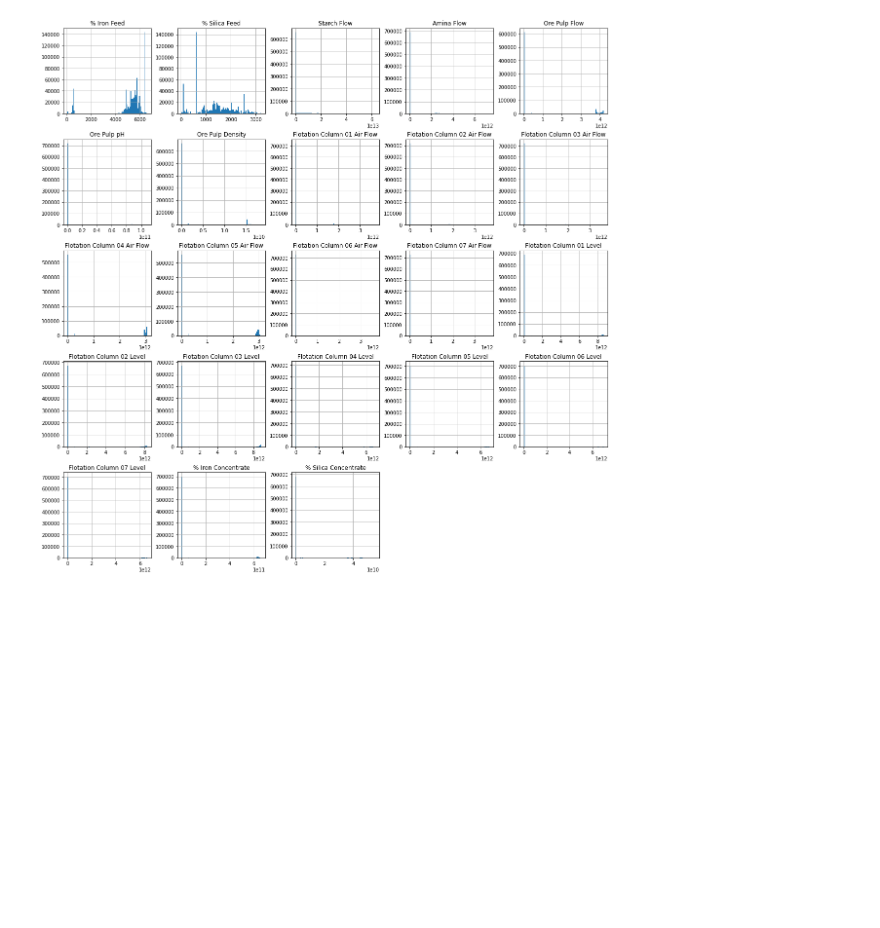
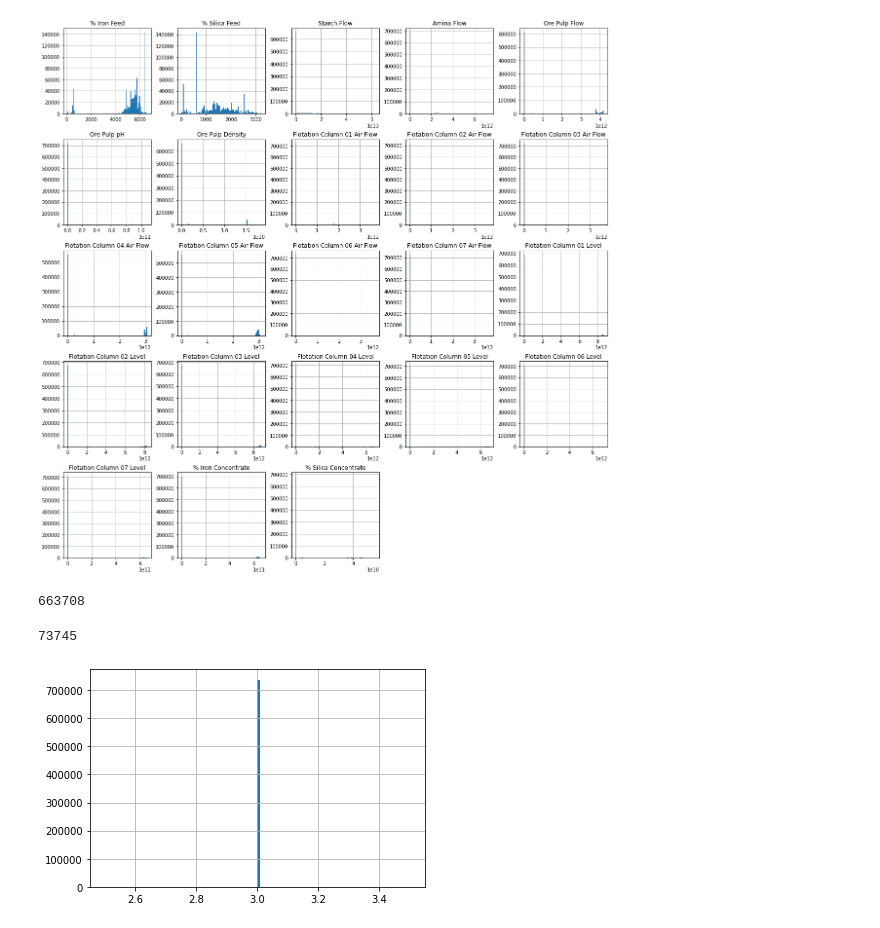
Before and after one commit to sjin0911/Hands-on-Machine-Learning, a Jupyter notebook: MLproject.ipynb, the cells around one changed output. Cells and saved outputs as stored; diff of their text form; code cells hidden in the pictures; blank space fills up the shorter version.

Commit message:
Made train set and test set

```diff
--- a/MLproject.ipynb
+++ b/MLproject.ipynb
@@ -146,0 +146,8 @@ train_set, test_set=shuffle_and_split_data(data,0.15)
+# %%
+len(train_set)
+# %% [output]
+663708
+# %%
+len(test_set)
+# %% [output]
+73745
@@ -146,0 +171,6 @@ train_set, test_set=shuffle_and_split_data(data,0.15)
+# %%
+data["Amina Flow"].hist(bins=100,range=(min(data["Amina Flow"]),max(data["Amina Flow"])))
+plt.yticks=np.arange(0,100000,100)
+plt.show()
+# %% [output]
+[figure, added]
```
Also changed, not shown: parts of 8 cells of this notebook.
